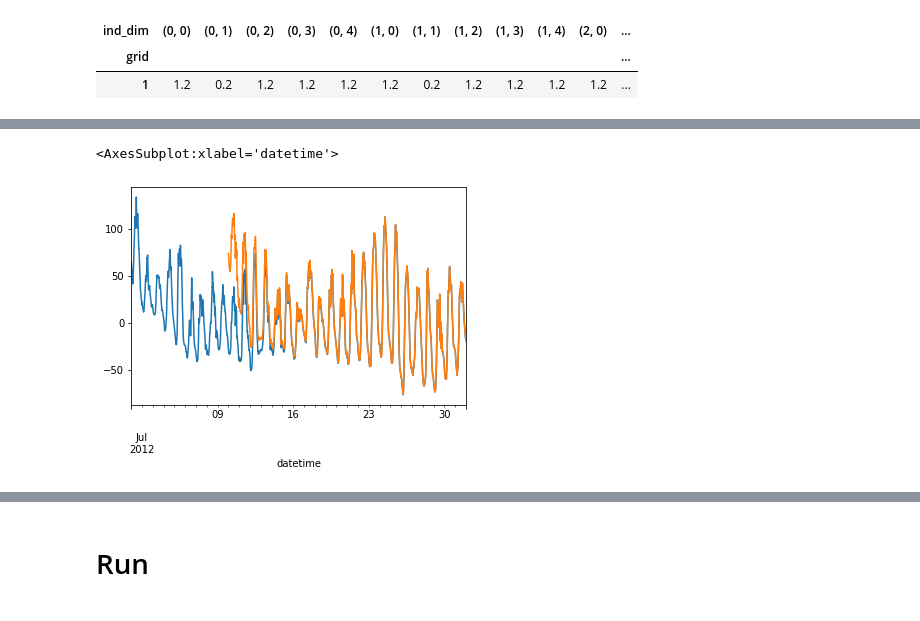
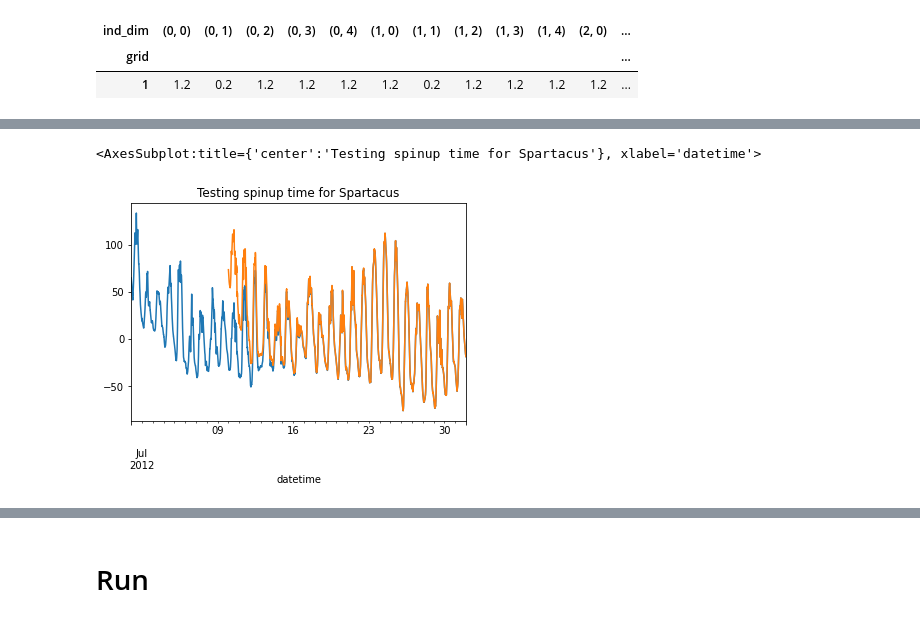
Before and after one commit to gusbacos/SUEWS_DB_Typology_test, a Jupyter notebook: code/run_tests.ipynb, the cells around one changed output, grey strips where cells are left out. Saved outputs shown, nothing was run; the diff lists cells and outputs as text; code cells hidden in the pictures.

```diff
--- a/code/run_tests.ipynb
+++ b/code/run_tests.ipynb
@@ -115,8 +112,8 @@ df_output_s2b, df_state_final_s2b = sp.run_supy(df_forcing2, df_state_init_s2)
 # %%
 # check spin-up time
-df_output_s2.SUEWS.loc[grid].loc[:,'QS'].plot()
+df_output_s2.SUEWS.loc[grid].loc[:,'QS'].plot(title='Testing spinup time for Spartacus')
 df_output_s2b.SUEWS.loc[grid].loc[:,'QS'].plot()
 # %% [output]
-<AxesSubplot:xlabel='datetime'>
+<AxesSubplot:title={'center':'Testing spinup time for Spartacus'}, xlabel='datetime'>
-[figure, old version]
+[figure, new version]
 # %%
```
Also changed, not shown: parts of 17 cells of this notebook, 3 other files.
